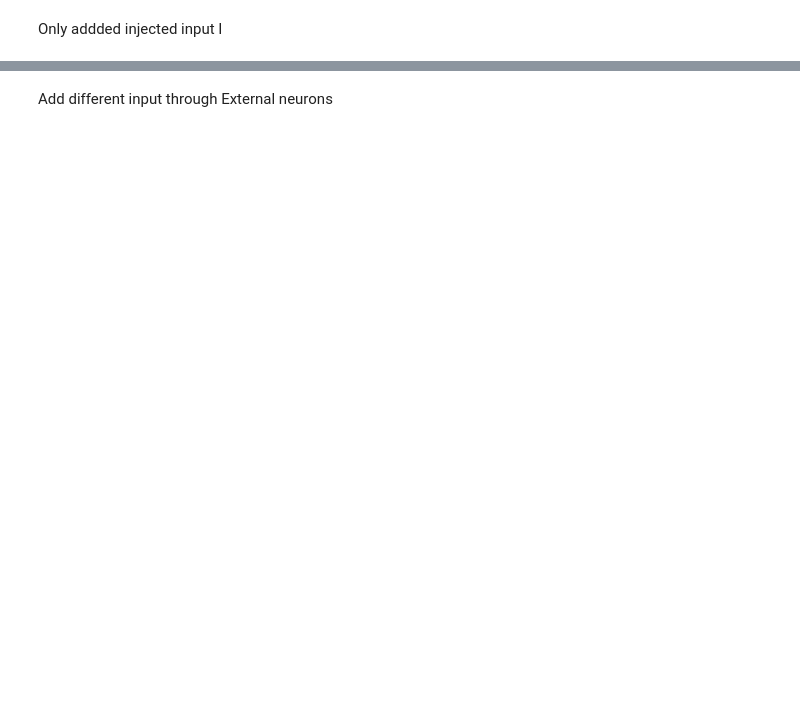
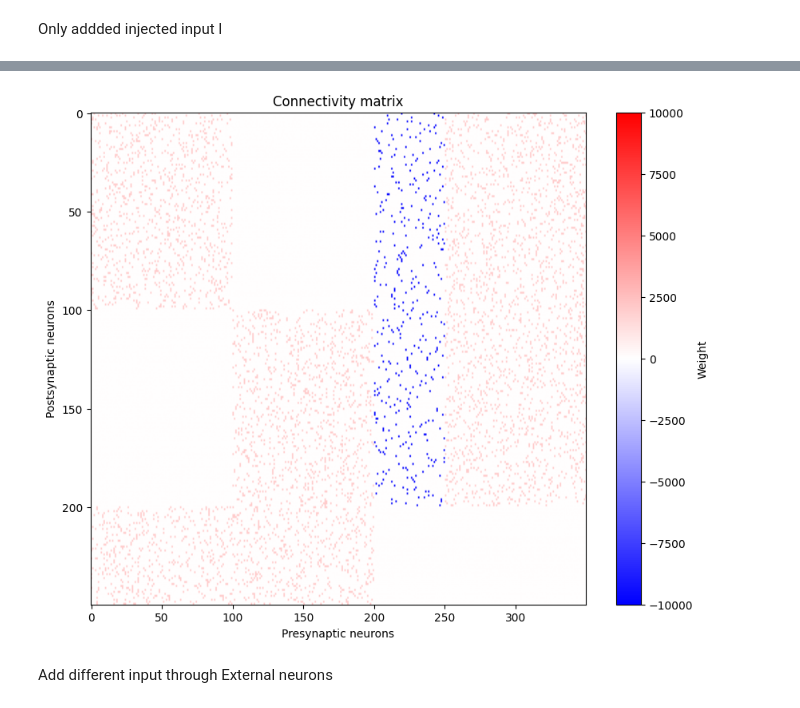
Before and after one commit to zeynoozkaya/burst_model, a Jupyter notebook: BrunelModel_Natalia_External_Input.ipynb, the cells around one changed output, grey strips where cells are left out. Saved outputs shown, nothing was run; the diff lists cells and outputs as text; code cells hidden in the pictures; blank space fills up the shorter version.

```diff
--- a/BrunelModel_Natalia_External_Input.ipynb
+++ b/BrunelModel_Natalia_External_Input.ipynb
@@ -311,3 +317,8 @@ model2.plot_W()
+# %%
+model2 = ConnectedClusters(N1=100, N2=100, Next=100, g=5, J=2000, Ce=10, D=2e-3, vthr_ratio=1.5)
+model2.plot_W()
+# %% [output]
+[figure, added]
 # %% [markdown]
 Add different input through External neurons
 # %%
```
Also changed, not shown: parts of 6 cells of this notebook.
